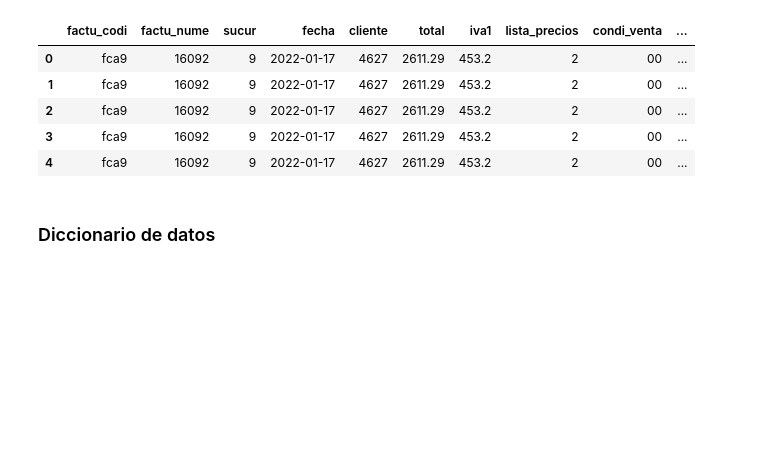
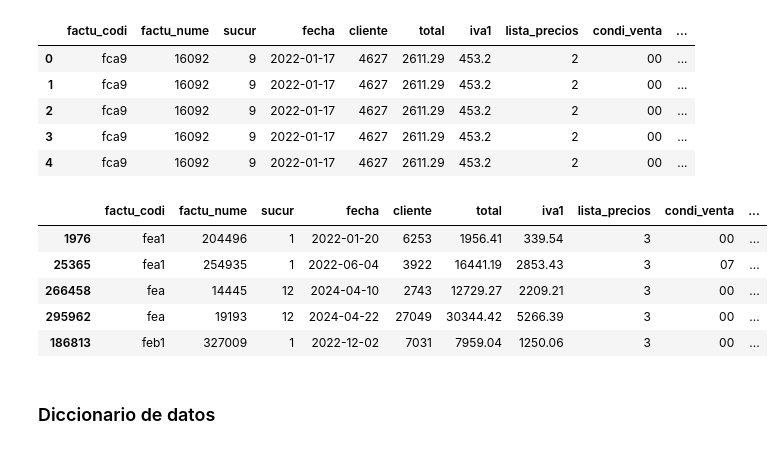
Before and after one commit to SantiagoCastellanos14/m11-practico1-eda, a Jupyter notebook: notebooks/practico_1_eda.ipynb, the cells around one changed output. Cells and saved outputs as stored; diff of their text form; code cells hidden in the pictures; blank space fills up the shorter version.

```diff
--- a/notebooks/practico_1_eda.ipynb
+++ b/notebooks/practico_1_eda.ipynb
@@ -93,6 +93,15 @@ display(raw_df.head())
 | 2 | fca9 | 16092 | 9 | 2022-01-17 | 4627 | 2611.29 | 453.2 | 2 | 00 | ... |
 | 3 | fca9 | 16092 | 9 | 2022-01-17 | 4627 | 2611.29 | 453.2 | 2 | 00 | ... |
 | 4 | fca9 | 16092 | 9 | 2022-01-17 | 4627 | 2611.29 | 453.2 | 2 | 00 | ... |
+# %%
+display(raw_df.sample(5))
+# %% [output]
+|  | factu_codi | factu_nume | sucur | fecha | cliente | total | iva1 | lista_precios | condi_venta | ... |
+| 1976 | fea1 | 204496 | 1 | 2022-01-20 | 6253 | 1956.41 | 339.54 | 3 | 00 | ... |
+| 25365 | fea1 | 254935 | 1 | 2022-06-04 | 3922 | 16441.19 | 2853.43 | 3 | 07 | ... |
+| 266458 | fea | 14445 | 12 | 2024-04-10 | 2743 | 12729.27 | 2209.21 | 3 | 00 | ... |
+| 295962 | fea | 19193 | 12 | 2024-04-22 | 27049 | 30344.42 | 5266.39 | 3 | 00 | ... |
+| 186813 | feb1 | 327009 | 1 | 2022-12-02 | 7031 | 7959.04 | 1250.06 | 3 | 00 | ... |
 # %% [markdown]
 ### Diccionario de datos
 # %% [markdown]
```
Also changed, not shown: parts of 12 cells of this notebook.
